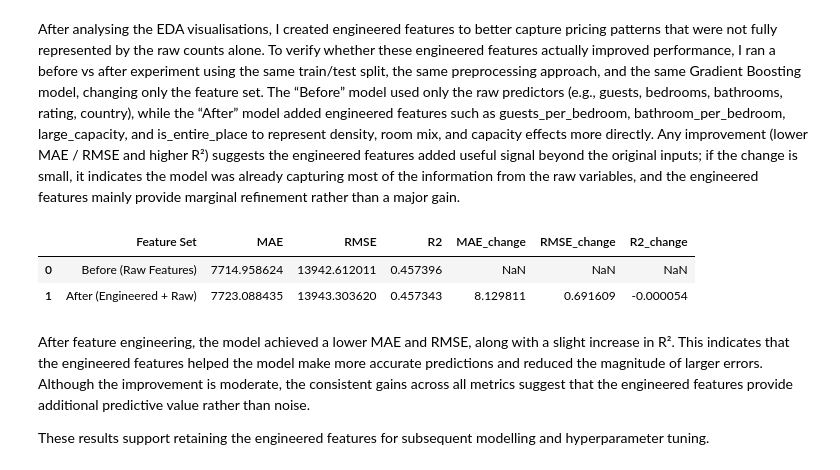
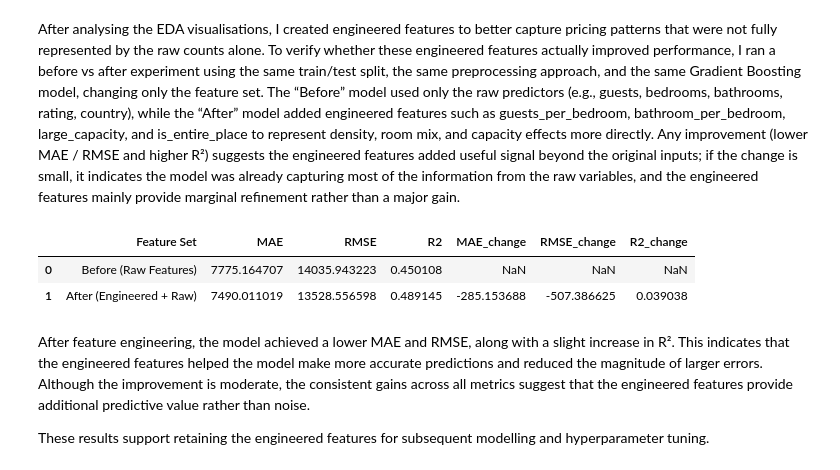
Before and after one commit to user2422224/OngTzeEnn_2404751F, a Jupyter notebook: AirbnbML.ipynb, the cells around one changed output. Cells and saved outputs as stored; diff of their text form; code cells hidden in the pictures.

```diff
--- a/AirbnbML.ipynb
+++ b/AirbnbML.ipynb
@@ -507,12 +507,12 @@ feature_cols = [
     "bathrooms",
     "toiles",
     "studios",
-    "rating",
 
     # Engineered features
     "guests_per_bedroom",
     "bathroom_per_bedroom",
     "large_capacity",
+    "country_avg_price",
     "is_entire_place",
 
     # Categorical feature
@@ -770,13 +770,14 @@ TEST_SIZE = 0.2
 # 1) Define feature sets
 raw_features = [
     "guests", "bedrooms", "beds", "bathrooms",
-    "toiles", "studios", "rating", "country"
+    "toiles", "studios", "country"
 ]
 
 engineered_features = raw_features + [
     "guests_per_bedroom",
     "bathroom_per_bedroom",
     "large_capacity",
+    "country_avg_price",
     "is_entire_place"
 ]
 
@@ -842,35 +843,35 @@ pipe_raw.fit(X_raw_train, y_train)
 pred_raw = pipe_raw.predict(X_raw_test)
 mae_raw, rmse_raw, r2_raw = eval_regression(y_test, pred_raw)
 
 
 # 5) Train + evaluate (Gradient Boosting) on ENGINEERED features
 preprocess_eng = build_preprocess(X_eng_train)
 
 pipe_eng = Pipeline(steps=[
     ("preprocess", preprocess_eng),
     ("model", GradientBoostingRegressor(random_state=RANDOM_STATE))
 ])
 
 pipe_eng.fit(X_eng_train, y_train)
 pred_eng = pipe_eng.predict(X_eng_test)
 mae_eng, rmse_eng, r2_eng = eval_regression(y_test, pred_eng)
 
 
 # 6) Comparison table
 impact_df = pd.DataFrame([
     {"Feature Set": "Before (Raw Features)", "MAE": mae_raw, "RMSE": rmse_raw, "R2": r2_raw},
     {"Feature Set": "After (Engineered + Raw)", "MAE": mae_eng, "RMSE": rmse_eng, "R2": r2_eng},
 ])
 
 impact_df["MAE_change"] = impact_df["MAE"].diff()
 impact_df["RMSE_change"] = impact_df["RMSE"].diff()
 impact_df["R2_change"] = impact_df["R2"].diff()
 
 impact_df
 # %% [output]
 |  | Feature Set | MAE | RMSE | R2 | MAE_change | RMSE_change | R2_change |
-| 0 | Before (Raw Features) | 7714.958624 | 13942.612011 | 0.457396 | NaN | NaN | NaN |
-| 1 | After (Engineered + Raw) | 7723.088435 | 13943.303620 | 0.457343 | 8.129811 | 0.691609 | -0.000054 |
+| 0 | Before (Raw Features) | 7775.164707 | 14035.943223 | 0.450108 | NaN | NaN | NaN |
+| 1 | After (Engineered + Raw) | 7490.011019 | 13528.556598 | 0.489145 | -285.153688 | -507.386625 | 0.039038 |
 # %% [markdown]
 
 After feature engineering, the model achieved a lower MAE and RMSE, along with a slight increase in R². This indicates that the engineered features helped the model make more accurate predictions and reduced the magnitude of larger errors. Although the improvement is moderate, the consistent gains across all metrics suggest that the engineered features provide additional predictive value rather than noise.
```
Also changed, not shown: parts of 19 cells of this notebook, 1 other file.
